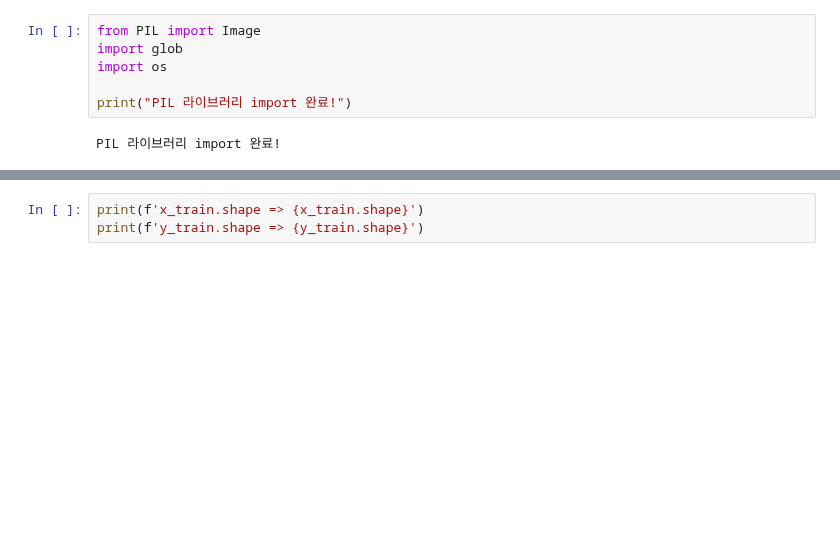
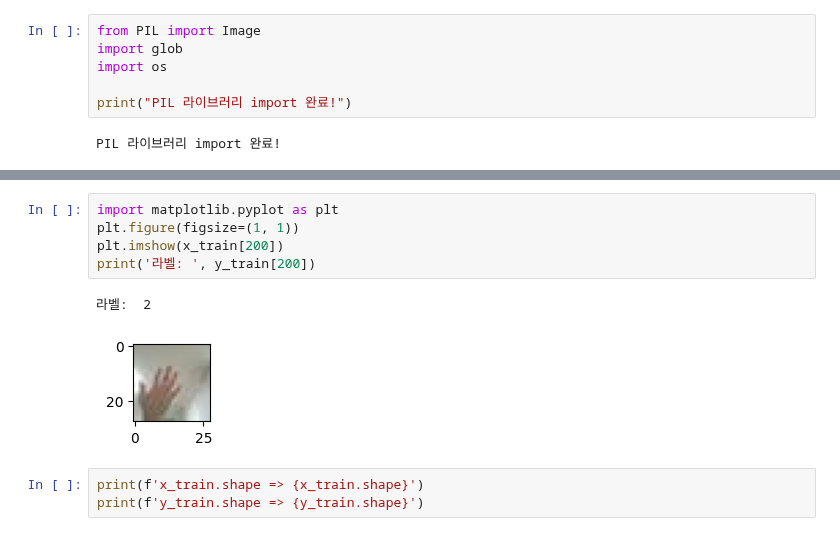
Before and after one commit to lys678/AIFFEL_Online_Quest, a Jupyter notebook: MainQuest/가위바위보.ipynb, the cells around one changed output, grey strips where cells are left out. Saved outputs shown, nothing was run; the diff lists cells and outputs as text; blank space fills up the shorter version.

```diff
--- a/MainQuest/가위바위보.ipynb
+++ b/MainQuest/가위바위보.ipynb
@@ -122,3 +126,11 @@ print('라벨: ', y_train[200])
+# %%
+import matplotlib.pyplot as plt
+plt.figure(figsize=(1, 1))
+plt.imshow(x_train[200])
+print('라벨: ', y_train[200])
+# %% [output]
+라벨:  2
+[figure, added]
 # %%
 print(f'x_train.shape => {x_train.shape}')
 print(f'y_train.shape => {y_train.shape}')
```
Also changed, not shown: parts of 11 cells of this notebook.
